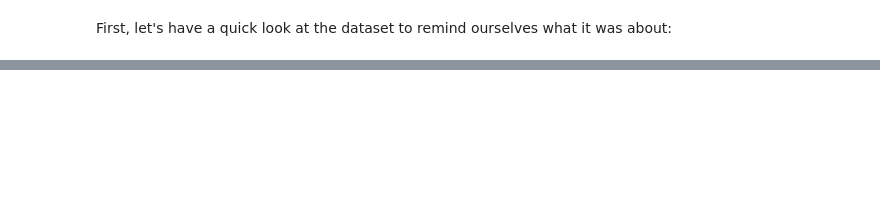
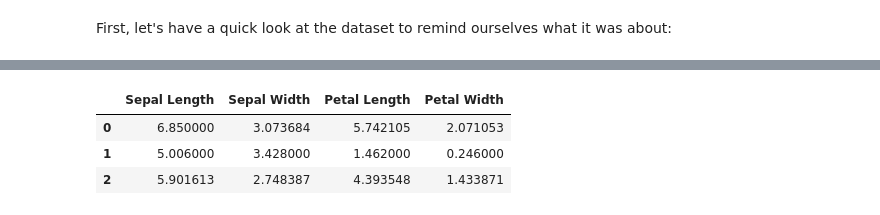
Before and after one commit to Ardvb/Machine-learning-statistics-2020, a Jupyter notebook: MLAS2020-assessment.ipynb, the cells around one changed output, grey strips where cells are left out. Saved outputs shown, nothing was run; the diff lists cells and outputs as text; code cells hidden in the pictures; blank space fills up the shorter version.

```diff
--- a/MLAS2020-assessment.ipynb
+++ b/MLAS2020-assessment.ipynb
@@ -293,0 +312,3 @@ Text(0, 0.5, 'Sepal Width')
+# %%
+# Load built in dataset, easier for using with SKlearn
+iris = sns.load_dataset("iris")
@@ -293,0 +317,9 @@ Text(0, 0.5, 'Sepal Width')
+# %%
+# Only use the columns with numerical data
+iristrain = iris[["sepal_length", "sepal_width", "petal_length", "petal_width"]]
+# %%
+# We know there are three species, so for the value of k I will use 3. Random_state = 0 makes sure the result is reproducible
+# and does not differ each time this notebook is ran.
+kmeans = KMeans(n_clusters=3, random_state = 0).fit(iristrain)
+
+kmeans.labels_
@@ -293,0 +334,10 @@ Text(0, 0.5, 'Sepal Width')
+# %%
+# Display the cluster centers and add the correct column name
+centers = pd.DataFrame(kmeans.cluster_centers_)
+centers.columns = ["Sepal Length","Sepal Width","Petal Length","Petal Width"]
+centers
+# %% [output]
+|  | Sepal Length | Sepal Width | Petal Length | Petal Width |
+| 0 | 6.850000 | 3.073684 | 5.742105 | 2.071053 |
+| 1 | 5.006000 | 3.428000 | 1.462000 | 0.246000 |
+| 2 | 5.901613 | 2.748387 | 4.393548 | 1.433871 |
```
Also changed, not shown: parts of 44 cells of this notebook.
